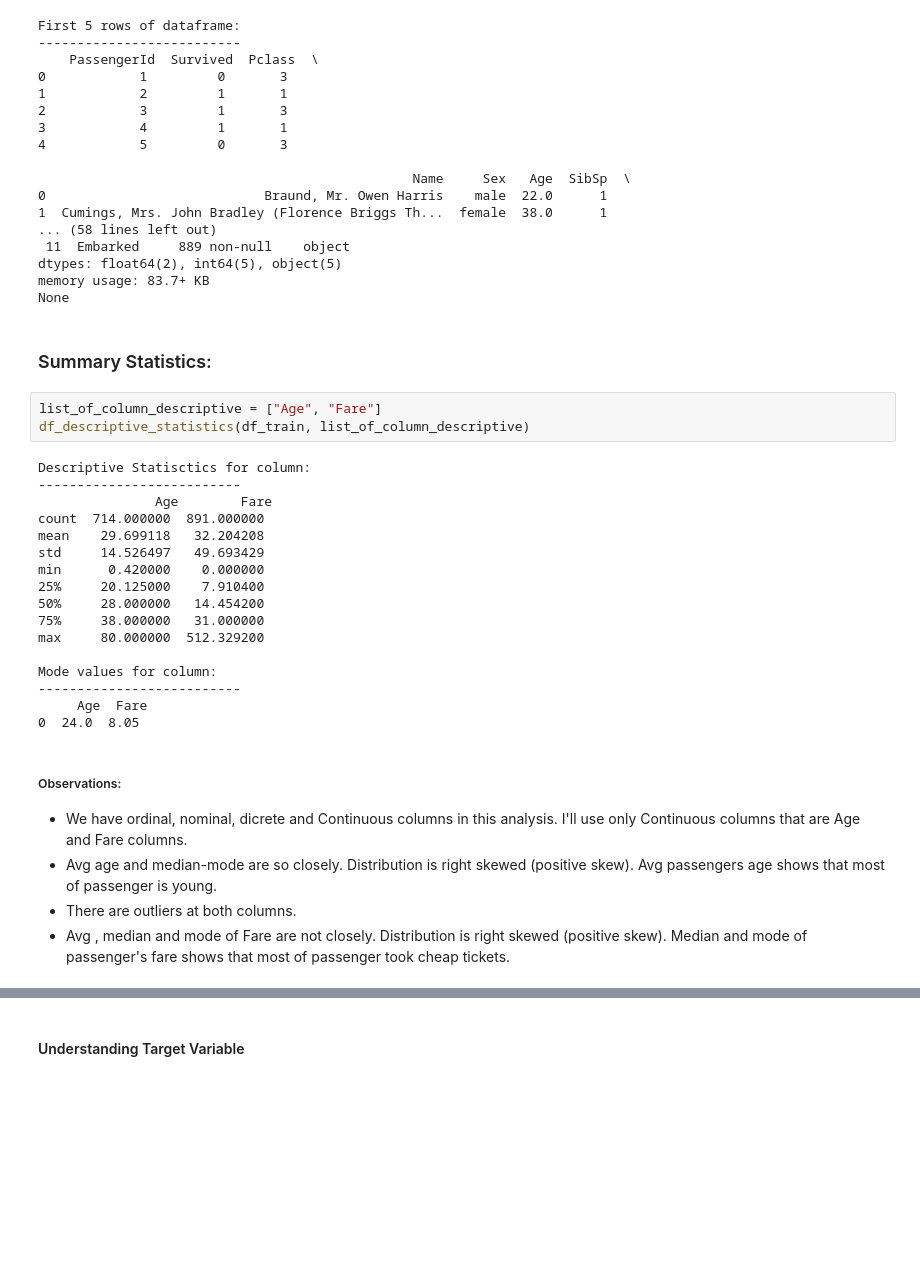
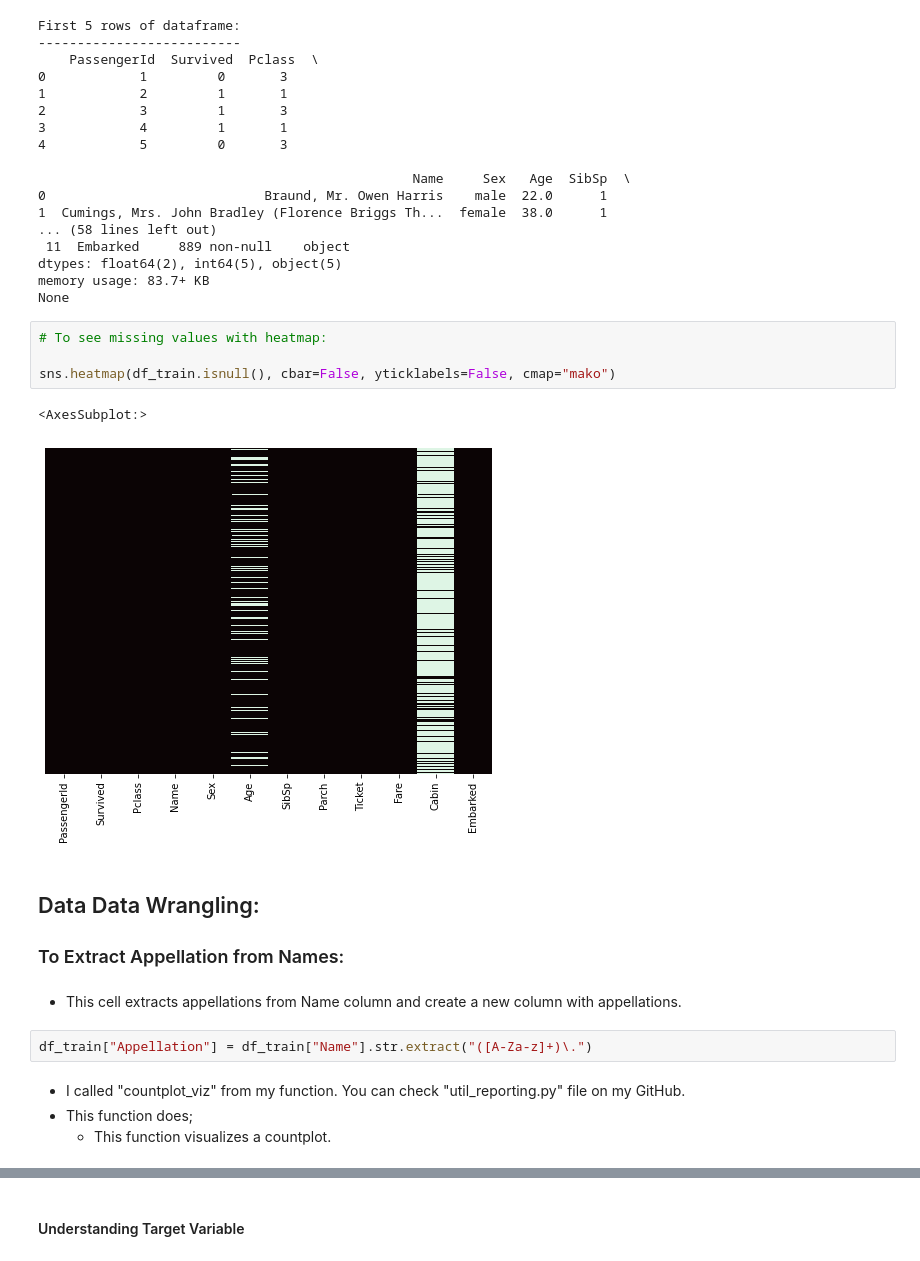
Before and after one commit to ElifKarakutukDinc/Titanic-EDA, a Jupyter notebook: EDA-function.ipynb, the cells around one changed output, grey strips where cells are left out. Saved outputs shown, nothing was run; the diff lists cells and outputs as text; blank space fills up the shorter version.

```diff
--- a/EDA-function.ipynb
+++ b/EDA-function.ipynb
@@ -104,31 +113,21 @@ First 5 rows of dataframe:
 dtypes: float64(2), int64(5), object(5)
 memory usage: 83.7+ KB
 None
-# %% [markdown]
-### Summary Statistics:
-# %%
-list_of_column_descriptive = ["Age", "Fare"]
-df_descriptive_statistics(df_train, list_of_column_descriptive)
-# %% [output]
-Descriptive Statisctics for column:
---------------------------
-               Age        Fare
-count  714.000000  891.000000
-mean    29.699118   32.204208
-std     14.526497   49.693429
-min      0.420000    0.000000
-25%     20.125000    7.910400
-50%     28.000000   14.454200
-75%     38.000000   31.000000
-max     80.000000  512.329200
-
-Mode values for column:
---------------------------
-     Age  Fare
-0  24.0  8.05
-# %% [markdown]
-##### Observations:
-* We have ordinal, nominal, dicrete and Continuous columns in this analysis. I'll use only  Continuous columns that are Age and Fare columns.
-* Avg age and median-mode are so closely. Distribution is right skewed (positive skew). Avg passengers age shows that most of passenger is young.
-* There are outliers at both columns.
-* Avg , median and mode of Fare are not closely. Distribution is right skewed (positive skew). Median and mode of passenger's fare shows that most of passenger took cheap tickets.
+# %%
+# To see missing values with heatmap:
+
+sns.heatmap(df_train.isnull(), cbar=False, yticklabels=False, cmap="mako")
+# %% [output]
+<AxesSubplot:>
+[figure, added]
+# %% [markdown]
+## Data Data Wrangling:
+### To Extract Appellation from Names:
+# %% [markdown]
+* This cell extracts appellations from Name column and create a new column with appellations.
+# %%
+df_train["Appellation"] = df_train["Name"].str.extract("([A-Za-z]+)\.")
+# %% [markdown]
+* I called "countplot_viz" from my function. You can check "util_reporting.py" file on my GitHub.
+* This function does;
+    * This function visualizes a countplot.
```
Also changed, not shown: parts of 46 cells of this notebook, 2 other files.
